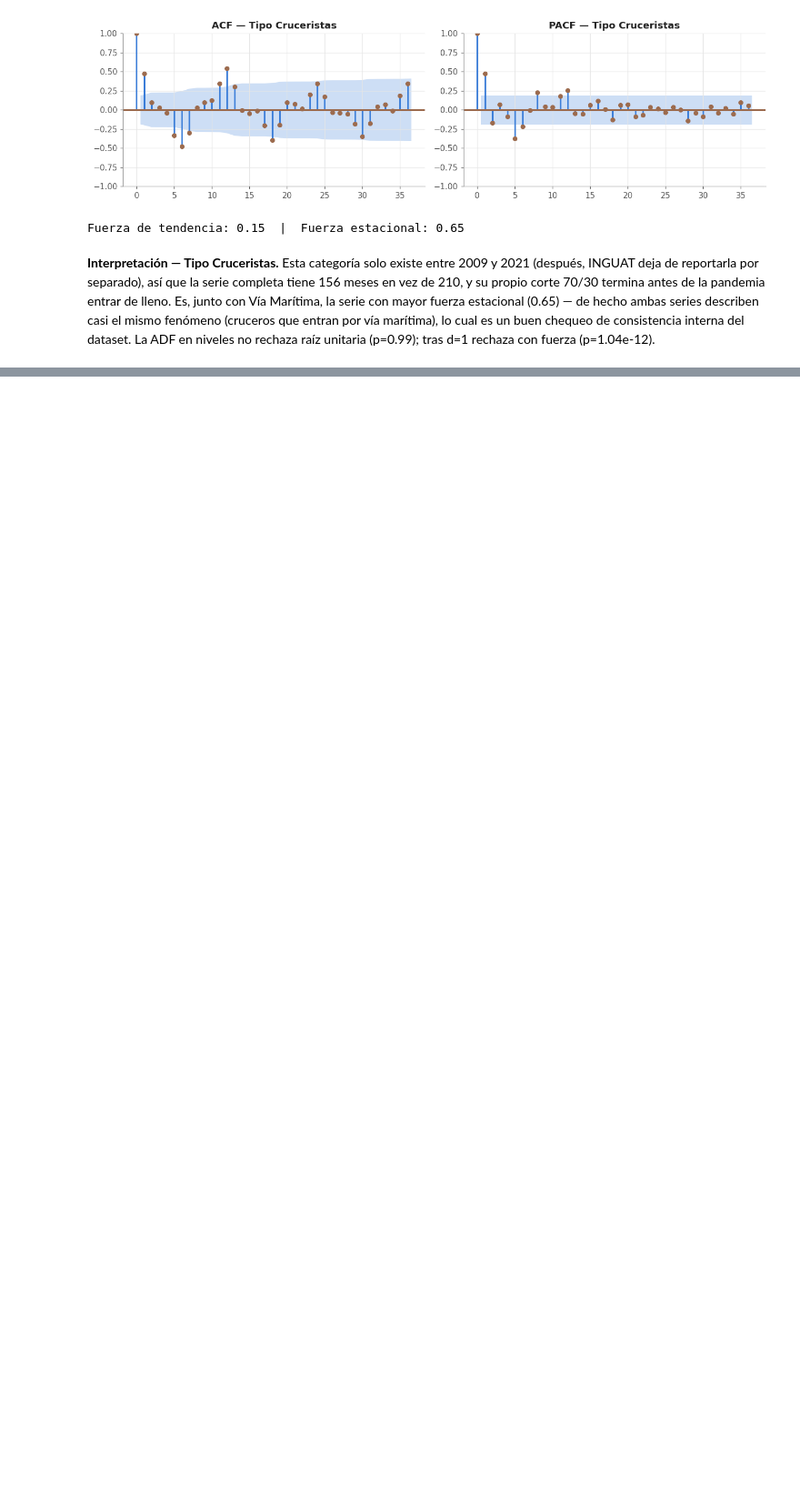
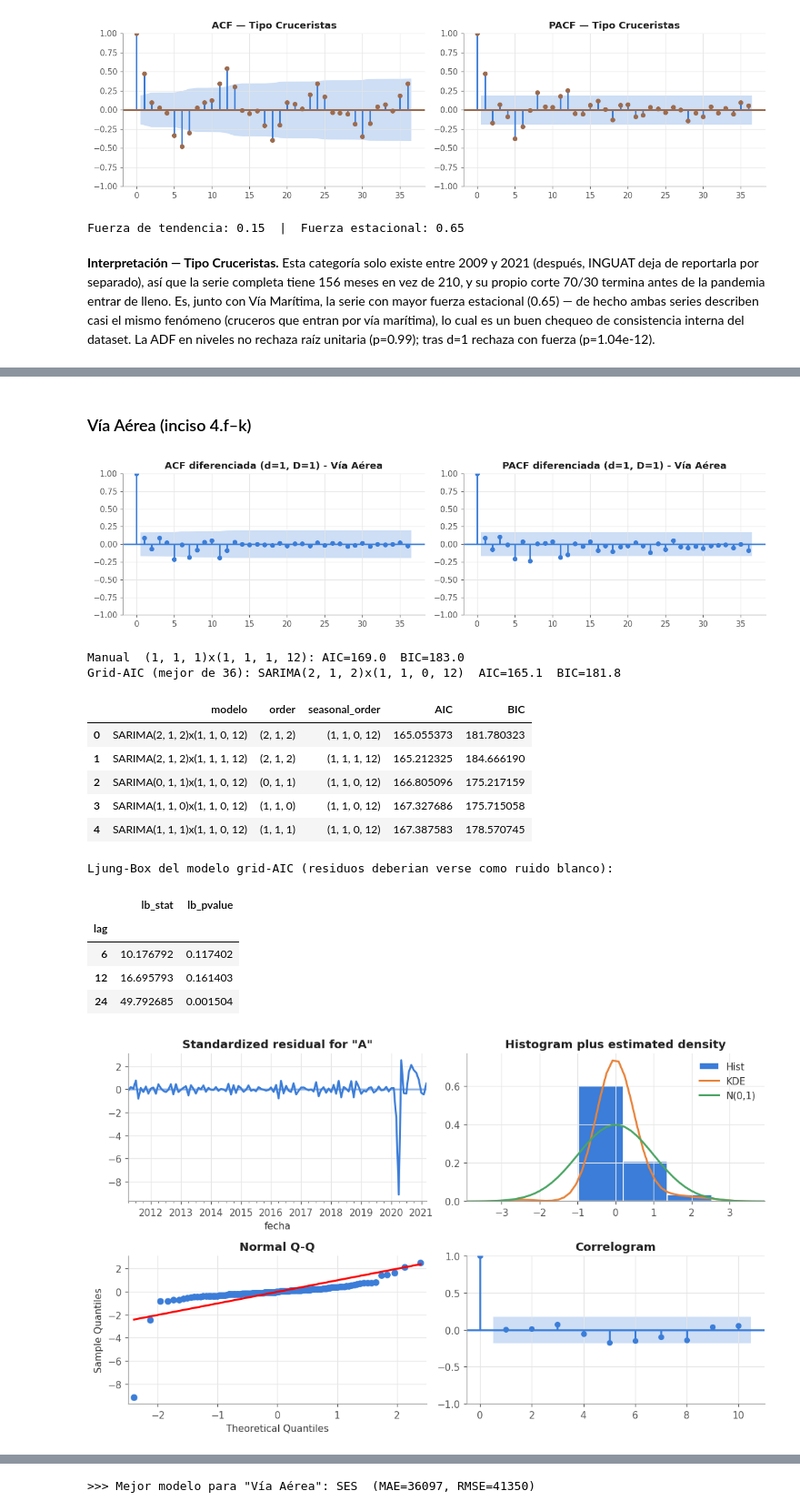
Before and after one commit to Dulce2004/CC3084-Data_Science, a Jupyter notebook: 03_modelado_prediccion/notebooks/03_modelado.ipynb, the cells around one changed output, grey strips where cells are left out. Shown at 91% size. Drawn from its saved outputs; the diff is of its cells as text; code cells hidden in the pictures; blank space fills up the shorter version.

```diff
--- a/03_modelado_prediccion/notebooks/03_modelado.ipynb
+++ b/03_modelado_prediccion/notebooks/03_modelado.ipynb
@@ -165,0 +299,21 @@ La ADF en niveles no rechaza raíz unitaria (p=0.99); tras d=1 rechaza con fuerz
+# %% [markdown]
+### Vía Aérea (inciso 4.f–k)
+# %%
+res_via_aerea = modelar_serie('Vía Aérea', 'Vía: Aérea', 'via_aerea', P['azul'], d=1, D=1)
+# %% [output]
+[figure, added]
+Manual  (1, 1, 1)x(1, 1, 1, 12): AIC=169.0  BIC=183.0
+Grid-AIC (mejor de 36): SARIMA(2, 1, 2)x(1, 1, 0, 12)  AIC=165.1  BIC=181.8
+|  | modelo | order | seasonal_order | AIC | BIC |
+| 0 | SARIMA(2, 1, 2)x(1, 1, 0, 12) | (2, 1, 2) | (1, 1, 0, 12) | 165.055373 | 181.780323 |
+| 1 | SARIMA(2, 1, 2)x(1, 1, 1, 12) | (2, 1, 2) | (1, 1, 1, 12) | 165.212325 | 184.666190 |
+| 2 | SARIMA(0, 1, 1)x(1, 1, 0, 12) | (0, 1, 1) | (1, 1, 0, 12) | 166.805096 | 175.217159 |
+| 3 | SARIMA(1, 1, 0)x(1, 1, 0, 12) | (1, 1, 0) | (1, 1, 0, 12) | 167.327686 | 175.715058 |
+| 4 | SARIMA(1, 1, 1)x(1, 1, 0, 12) | (1, 1, 1) | (1, 1, 0, 12) | 167.387583 | 178.570745 |
+Ljung-Box del modelo grid-AIC (residuos deberian verse como ruido blanco):
+|  | lb_stat | lb_pvalue |
+| lag |  |  |
+| 6 | 10.176792 | 0.117402 |
+| 12 | 16.695793 | 0.161403 |
+| 24 | 49.792685 | 0.001504 |
+[figure, added]
@@ -165,0 +328 @@ La ADF en niveles no rechaza raíz unitaria (p=0.99); tras d=1 rechaza con fuerz
+>>> Mejor modelo para "Vía Aérea": SES  (MAE=36097, RMSE=41350)
```
Also changed, not shown: parts of 25 cells of this notebook, 13 other files.
